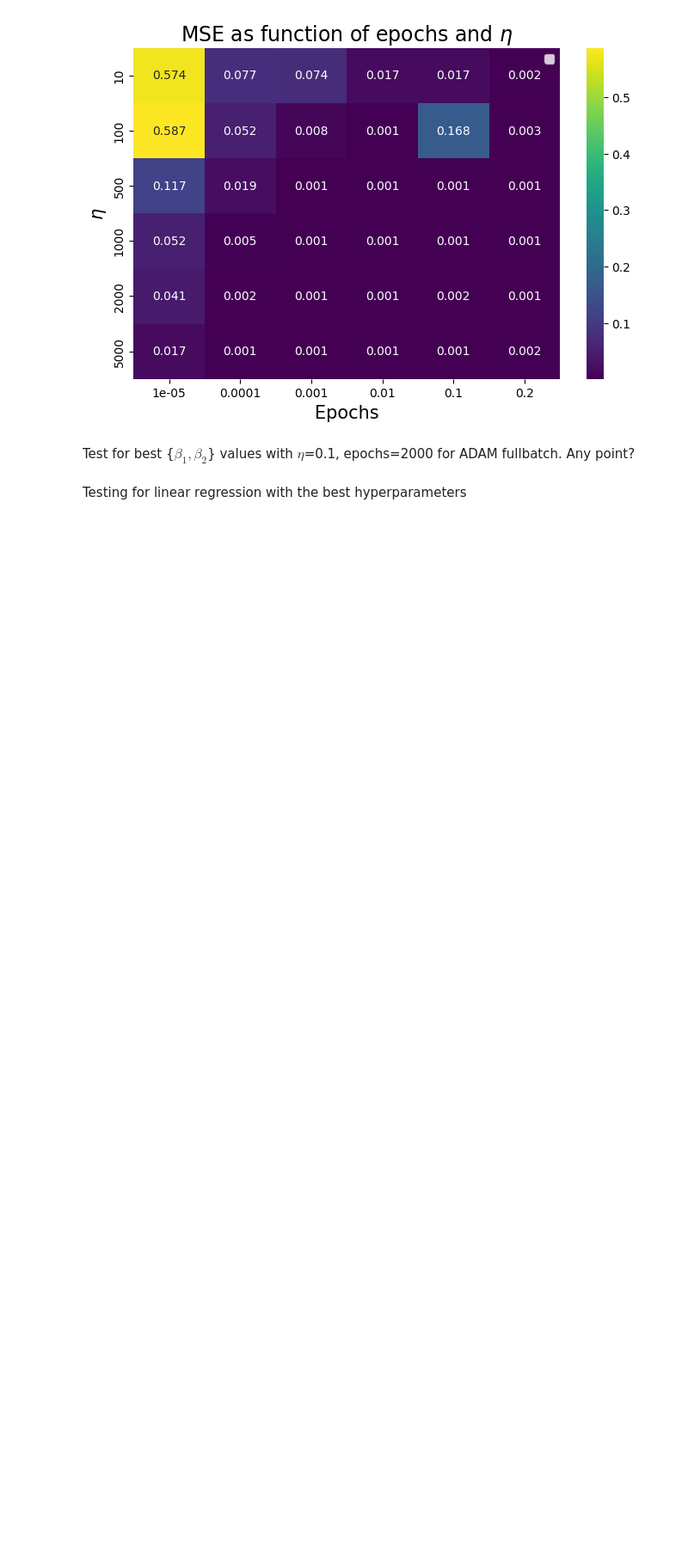
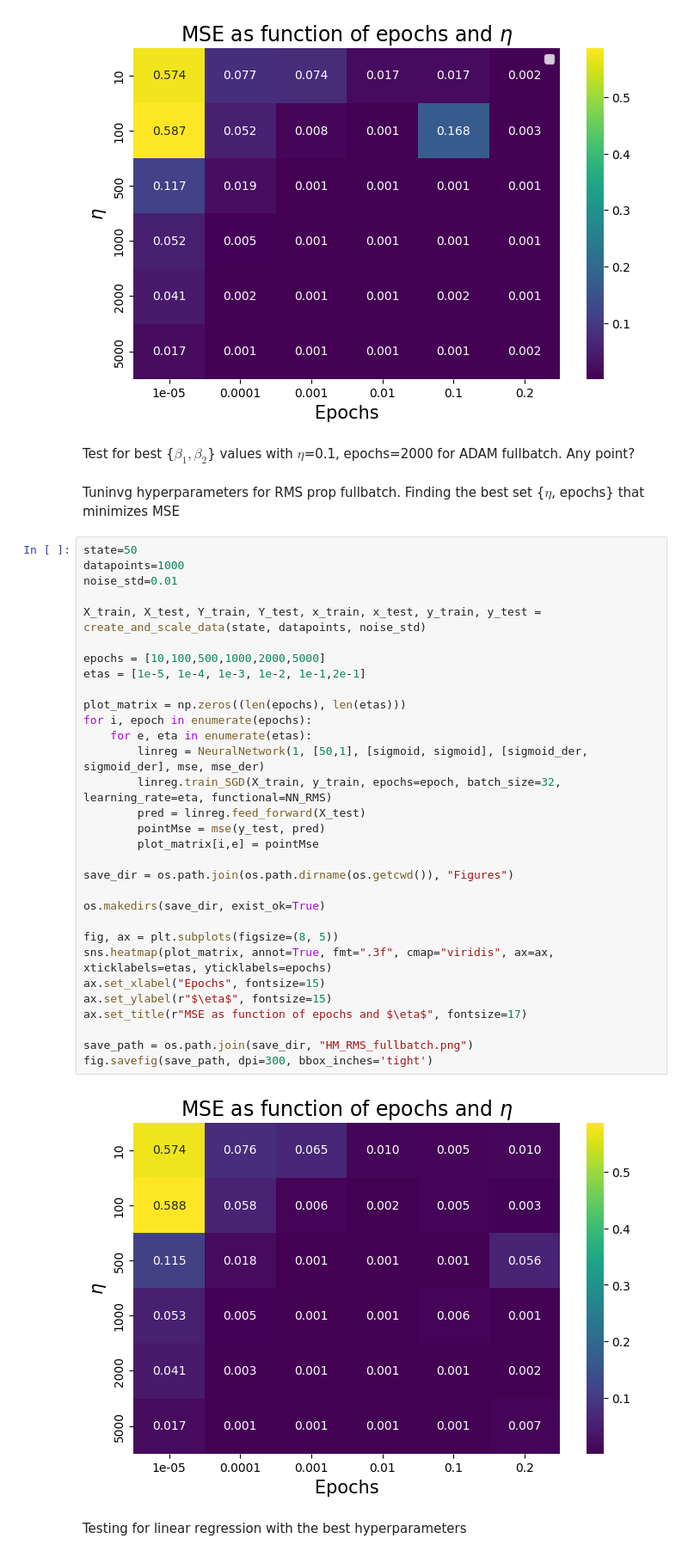
Before and after one commit to JVestly/Project-2, a Jupyter notebook: Code/tests_b.ipynb, the cells around one changed output. Shown: that part at 86% size. Cells and saved outputs as stored; diff of their text form; blank space fills up the shorter version.

```diff
--- a/Code/tests_b.ipynb
+++ b/Code/tests_b.ipynb
@@ -209,6 +201,41 @@ fig.savefig(save_path, dpi=300, bbox_inches='tight')
 [figure]
 # %% [markdown]
 Test for best {$\beta_1, \beta_2$} values with $\eta$=0.1, epochs=2000 for ADAM fullbatch. Any point?
+# %% [markdown]
+Tuninvg hyperparameters for RMS prop fullbatch. Finding the best set {$\eta$, epochs} that minimizes MSE
+# %%
+state=50
+datapoints=1000
+noise_std=0.01
+
+X_train, X_test, Y_train, Y_test, x_train, x_test, y_train, y_test = create_and_scale_data(state, datapoints, noise_std)
+
+epochs = [10,100,500,1000,2000,5000]
+etas = [1e-5, 1e-4, 1e-3, 1e-2, 1e-1,2e-1]
+
+plot_matrix = np.zeros((len(epochs), len(etas)))
+for i, epoch in enumerate(epochs):
+    for e, eta in enumerate(etas):
+        linreg = NeuralNetwork(1, [50,1], [sigmoid, sigmoid], [sigmoid_der, sigmoid_der], mse, mse_der)
+        linreg.train_SGD(X_train, y_train, epochs=epoch, batch_size=32, learning_rate=eta, functional=NN_RMS)
+        pred = linreg.feed_forward(X_test)
+        pointMse = mse(y_test, pred)
+        plot_matrix[i,e] = pointMse
+
+save_dir = os.path.join(os.path.dirname(os.getcwd()), "Figures")
+
+os.makedirs(save_dir, exist_ok=True)
+
+fig, ax = plt.subplots(figsize=(8, 5))
+sns.heatmap(plot_matrix, annot=True, fmt=".3f", cmap="viridis", ax=ax, xticklabels=etas, yticklabels=epochs)
+ax.set_xlabel("Epochs", fontsize=15)
+ax.set_ylabel(r"$\eta$", fontsize=15)
+ax.set_title(r"MSE as function of epochs and $\eta$", fontsize=17)
+
+save_path = os.path.join(save_dir, "HM_RMS_fullbatch.png")
+fig.savefig(save_path, dpi=300, bbox_inches='tight')
+# %% [output]
+[figure, added]
 # %% [markdown]
 Testing for linear regression with the best hyperparameters
 # %%
```
Also changed, not shown: parts of 10 cells of this notebook, 12 other files.
